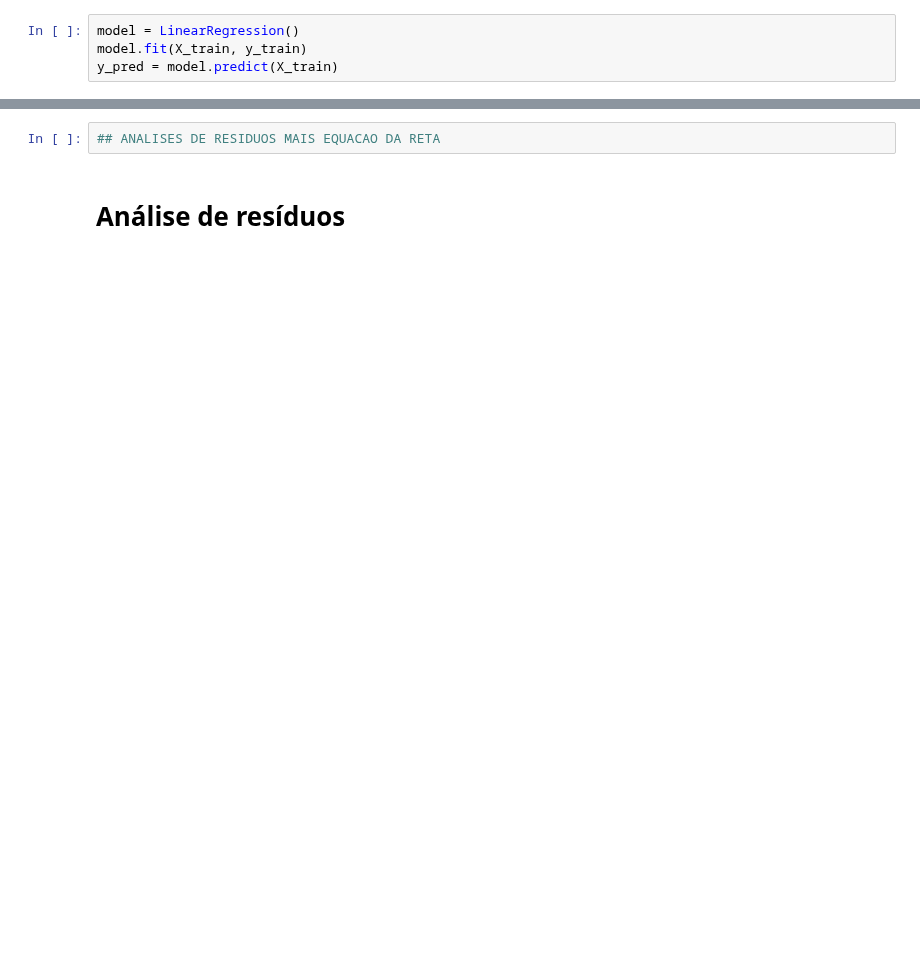
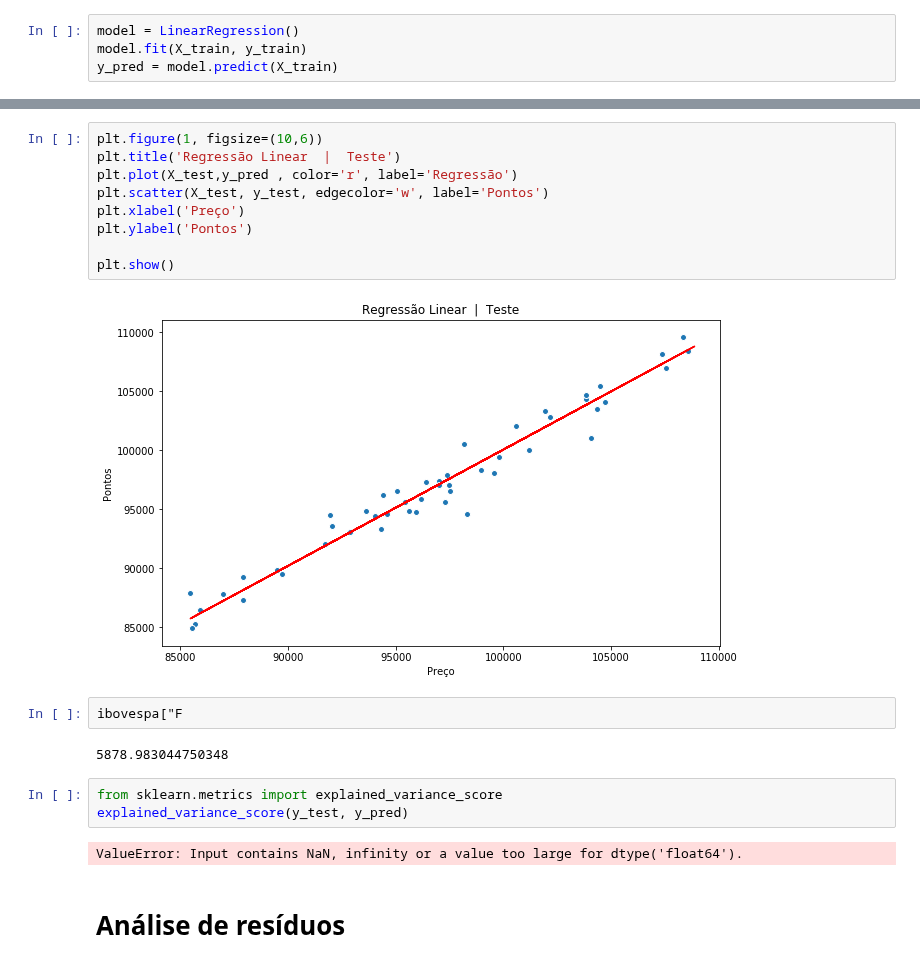
Before and after one commit to pbcarani/P3-Data-Science, a Jupyter notebook: P3_NOVO.ipynb, the cells around one changed output, grey strips where cells are left out. Drawn from its saved outputs; the diff is of its cells as text; blank space fills up the shorter version.

```diff
--- a/P3_NOVO.ipynb
+++ b/P3_NOVO.ipynb
@@ -207,4 +201,22 @@ ValueError: Found input variables with inconsistent numbers of samples: [50, 199
-# %%
-## ANALISES DE RESIDUOS MAIS EQUACAO DA RETA
+# %%
+plt.figure(1, figsize=(10,6))
+plt.title('Regressão Linear  |  Teste')
+plt.plot(X_test,y_pred , color='r', label='Regressão')
+plt.scatter(X_test, y_test, edgecolor='w', label='Pontos')
+plt.xlabel('Preço')
+plt.ylabel('Pontos')
+
+plt.show()
+# %% [output]
+[figure, added]
+# %%
+ibovespa["F
+# %% [output]
+5878.983044750348
+# %%
+from sklearn.metrics import explained_variance_score
+explained_variance_score(y_test, y_pred)
+# %% [output]
+ValueError: Input contains NaN, infinity or a value too large for dtype('float64').
 # %% [markdown]
 # Análise de resíduos
```
Also changed, not shown: parts of 8 cells of this notebook, 1 other file.
